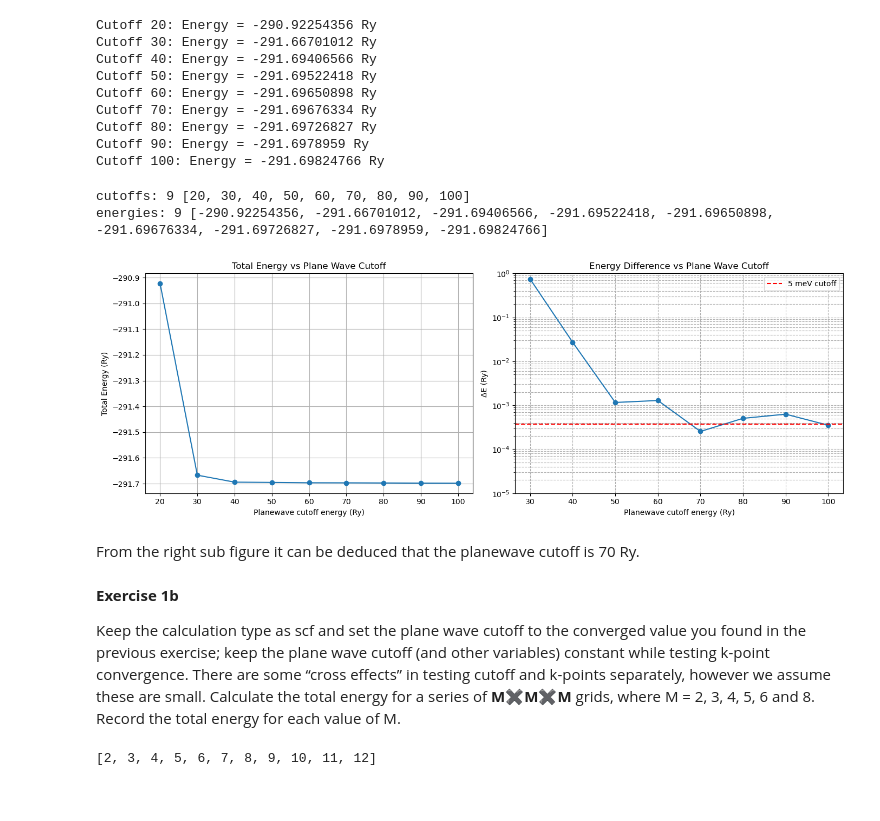
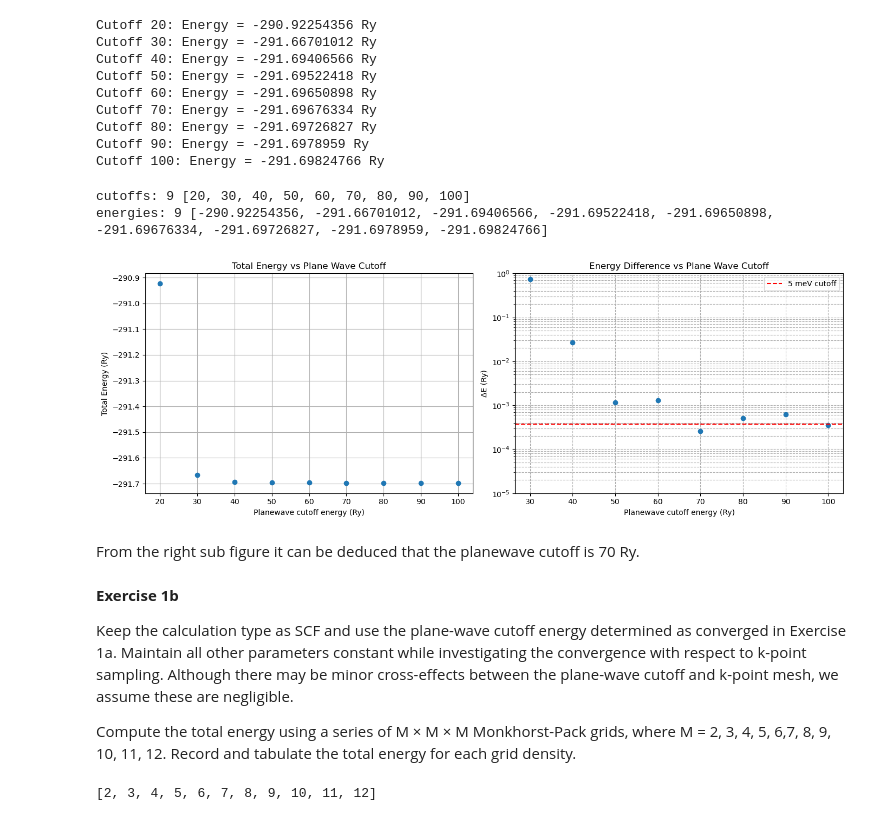
Before and after one commit to chemerzhc/Cornell-MSE5720-Assignment, a Jupyter notebook: HW1/HW1.ipynb, the cells around one changed output. Saved outputs shown, nothing was run; the diff lists cells and outputs as text; code cells hidden in the pictures.

```diff
--- a/HW1/HW1.ipynb
+++ b/HW1/HW1.ipynb
@@ -78,43 +78,44 @@ Cutoff 100: Energy = -291.69824766 Ry
 # %%
 delta_energies = []
 for i in range(len(energies)):
     if i == 0 or energies[i] is None or energies[i-1] is None:
         delta_energies.append(None)
     else:
         delta_energies.append(abs(energies[i] - energies[i-1]))
 print("cutoffs:", len(cutoffs), cutoffs)
 print("energies:", len(energies), energies)
 fig, axes = plt.subplots(1, 2, figsize=(14,5))
 
-axes[0].plot(cutoffs, energies, marker='o')
+axes[0].plot(cutoffs, energies, 'o')
 axes[0].set_xlabel("Planewave cutoff energy (Ry)")
 axes[0].set_ylabel("Total Energy (Ry)")
 axes[0].set_title("Total Energy vs Plane Wave Cutoff")
 axes[0].grid(True)
 
-axes[1].plot(cutoffs, delta_energies, marker='o')
+axes[1].plot(cutoffs, delta_energies, 'o')
 axes[1].axhline(5e-3/13.6, color='r', linestyle='--', label="5 meV cutoff")  # Ry to meV by 13.6
 axes[1].set_xlabel("Planewave cutoff energy (Ry)")
 axes[1].set_ylabel("ΔE (Ry)")
 axes[1].set_title("Energy Difference vs Plane Wave Cutoff")
 axes[1].set_yscale('log')
 axes[1].set_ylim(1e-5, 1)
 axes[1].grid(True, which='both', ls='--')
 axes[1].legend()
 
 plt.tight_layout()
 plt.show()
 # %% [output]
 cutoffs: 9 [20, 30, 40, 50, 60, 70, 80, 90, 100]
 energies: 9 [-290.92254356, -291.66701012, -291.69406566, -291.69522418, -291.69650898, -291.69676334, -291.69726827, -291.6978959, -291.69824766]
-[figure, old version]
+[figure, new version]
 # %% [markdown]
 From the right sub figure it can be deduced that the planewave cutoff is 70 Ry.
 # %% [markdown]
 **Exercise 1b**
 
-Keep the calculation type as scf and set the plane wave cutoff to the converged value you found in the previous exercise; keep the plane wave cutoff (and other variables) constant while testing k-point convergence. There are some “cross effects” in testing cutoff and k-points separately, however we assume these are small. Calculate the total energy for a series of **M**✖**M**✖**M**
- grids, where M = 2, 3, 4, 5, 6 and 8. Record the total energy for each value of M.
+Keep the calculation type as SCF and use the plane-wave cutoff energy determined as converged in Exercise 1a. Maintain all other parameters constant while investigating the convergence with respect to k-point sampling. Although there may be minor cross-effects between the plane-wave cutoff and k-point mesh, we assume these are negligible.
+
+Compute the total energy using a series of M × M × M Monkhorst-Pack grids, where M = 2, 3, 4, 5, 6,7, 8, 9, 10, 11, 12. Record and tabulate the total energy for each grid density.
 # %%
 ks = list(range(2, 13))
 energies = []
```
Also changed, not shown: parts of 9 cells of this notebook, 18 other files.
